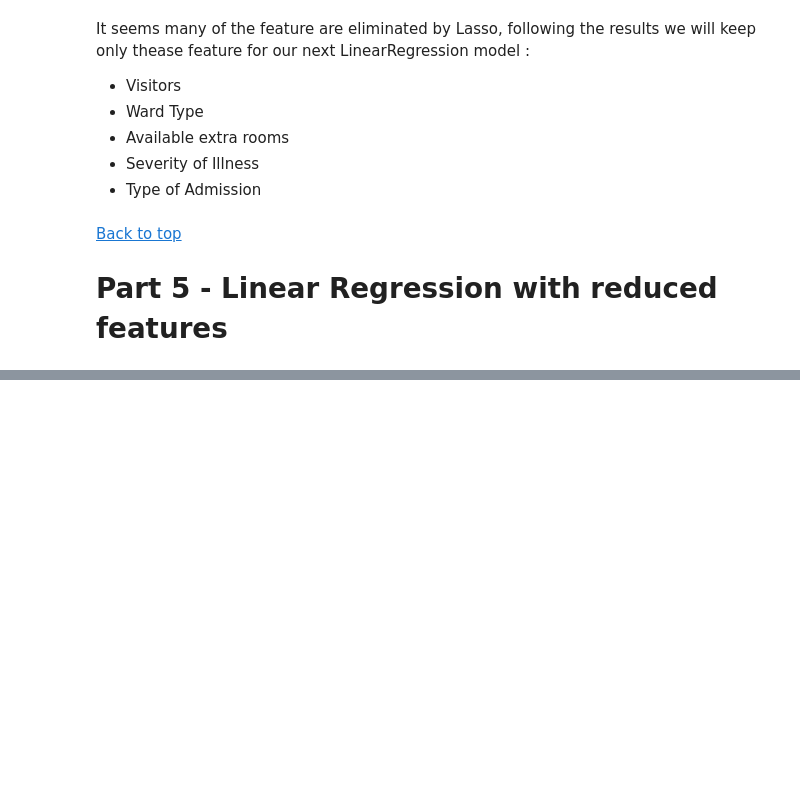
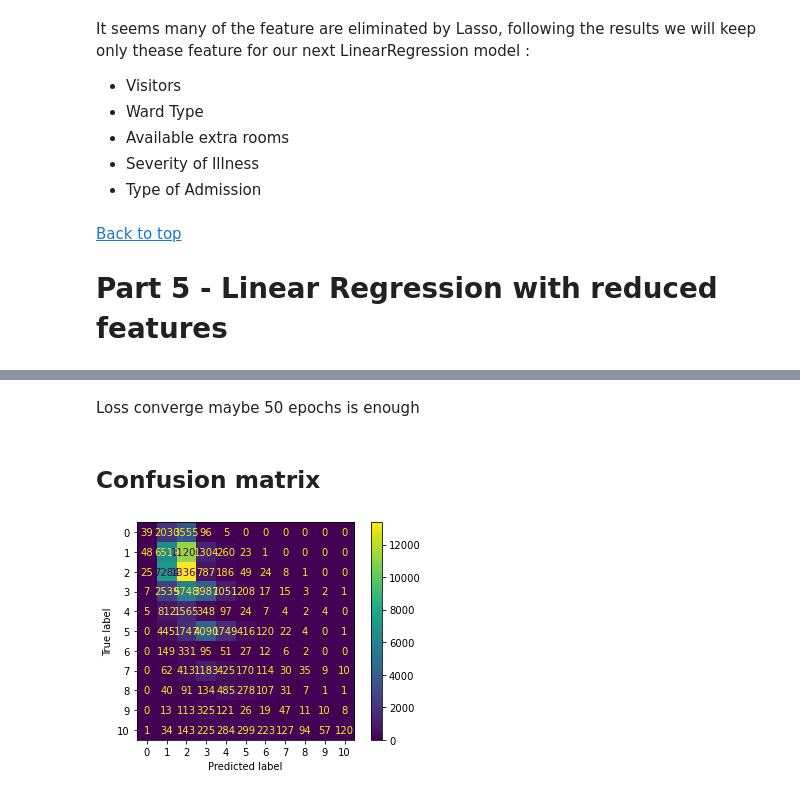
Before and after one commit to Baraa42/Elalami-Skakova-INM701-Coursework, a Jupyter notebook: 3- Regression.ipynb, the cells around one changed output, grey strips where cells are left out. Drawn from its saved outputs; the diff is of its cells as text; code cells hidden in the pictures; blank space fills up the shorter version.

```diff
--- a/3- Regression.ipynb
+++ b/3- Regression.ipynb
@@ -316,0 +464,11 @@ features = ['Visitors with Patient', 'Ward_Type', 'Available Extra Rooms in Hosp
+# %% [markdown]
+Loss converge maybe 50 epochs is enough
+# %% [markdown]
+## Confusion matrix
+# %%
+cm = confusion_matrix(y_test, y_pred)
+disp = ConfusionMatrixDisplay(cm)
+disp.plot()
+plt.show()
+# %% [output]
+[figure, added]
```
Also changed, not shown: parts of 43 cells of this notebook.
